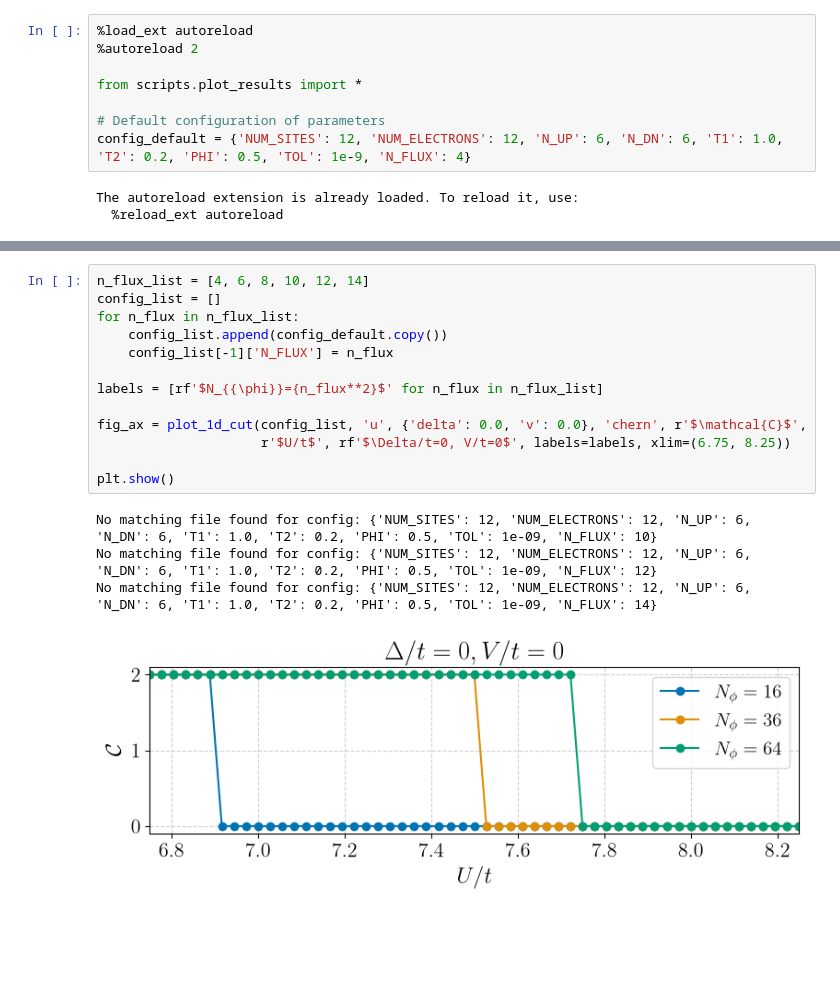
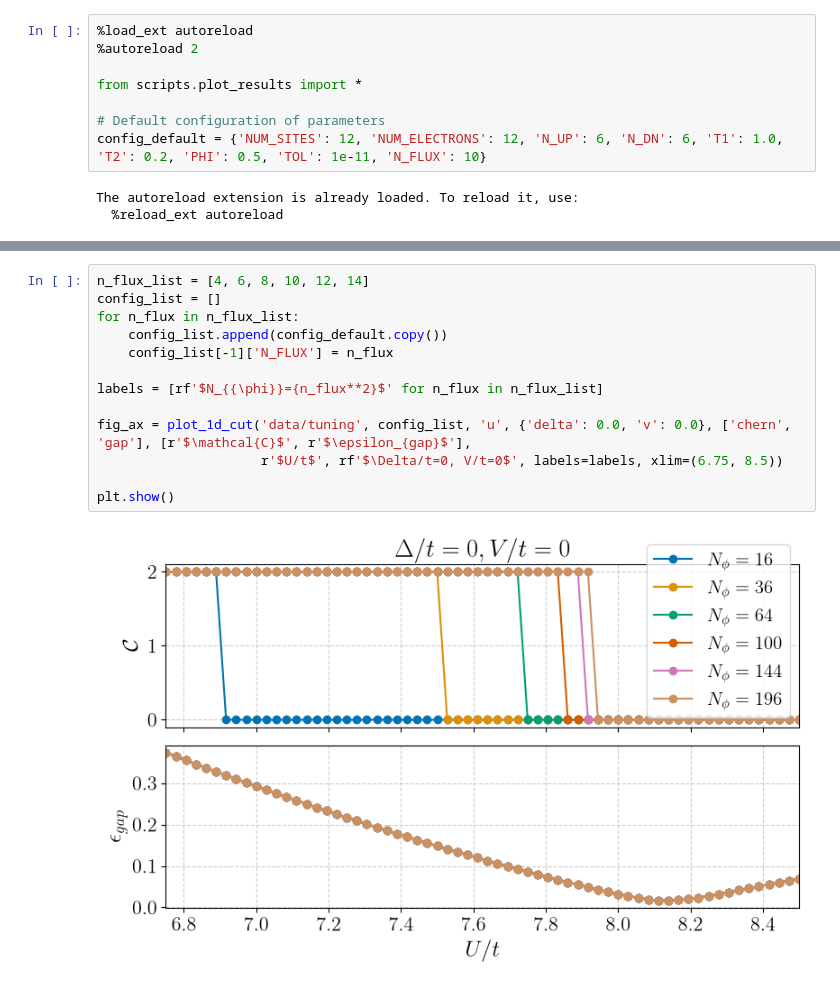
Before and after one commit to cctort/haldane, a Jupyter notebook: clean.ipynb, the cells around one changed output, grey strips where cells are left out. Cells and saved outputs as stored; diff of their text form; blank space fills up the shorter version.

```diff
--- a/clean.ipynb
+++ b/clean.ipynb
@@ -5,7 +5,7 @@
 from scripts.plot_results import *
 
 # Default configuration of parameters
-config_default = {'NUM_SITES': 12, 'NUM_ELECTRONS': 12, 'N_UP': 6, 'N_DN': 6, 'T1': 1.0, 'T2': 0.2, 'PHI': 0.5, 'TOL': 1e-9, 'N_FLUX': 4}
+config_default = {'NUM_SITES': 12, 'NUM_ELECTRONS': 12, 'N_UP': 6, 'N_DN': 6, 'T1': 1.0, 'T2': 0.2, 'PHI': 0.5, 'TOL': 1e-11, 'N_FLUX': 10}
 # %% [output]
 The autoreload extension is already loaded. To reload it, use:
   %reload_ext autoreload
@@ -28,18 +12,15 @@ plt.show()
 # %%
 n_flux_list = [4, 6, 8, 10, 12, 14]
 config_list = []
 for n_flux in n_flux_list:
     config_list.append(config_default.copy())
     config_list[-1]['N_FLUX'] = n_flux
 
 labels = [rf'$N_{{\phi}}={n_flux**2}$' for n_flux in n_flux_list]
 
-fig_ax = plot_1d_cut(config_list, 'u', {'delta': 0.0, 'v': 0.0}, 'chern', r'$\mathcal{C}$',
-                     r'$U/t$', rf'$\Delta/t=0, V/t=0$', labels=labels, xlim=(6.75, 8.25))
+fig_ax = plot_1d_cut('data/tuning', config_list, 'u', {'delta': 0.0, 'v': 0.0}, ['chern', 'gap'], [r'$\mathcal{C}$', r'$\epsilon_{gap}$'],
+                     r'$U/t$', rf'$\Delta/t=0, V/t=0$', labels=labels, xlim=(6.75, 8.5))
 
 plt.show()
 # %% [output]
-No matching file found for config: {'NUM_SITES': 12, 'NUM_ELECTRONS': 12, 'N_UP': 6, 'N_DN': 6, 'T1': 1.0, 'T2': 0.2, 'PHI': 0.5, 'TOL': 1e-09, 'N_FLUX': 10}
-No matching file found for config: {'NUM_SITES': 12, 'NUM_ELECTRONS': 12, 'N_UP': 6, 'N_DN': 6, 'T1': 1.0, 'T2': 0.2, 'PHI': 0.5, 'TOL': 1e-09, 'N_FLUX': 12}
-No matching file found for config: {'NUM_SITES': 12, 'NUM_ELECTRONS': 12, 'N_UP': 6, 'N_DN': 6, 'T1': 1.0, 'T2': 0.2, 'PHI': 0.5, 'TOL': 1e-09, 'N_FLUX': 14}
-[figure, old version]
+[figure, new version]
```
Also changed, not shown: parts of 5 cells of this notebook, 9 other files.
